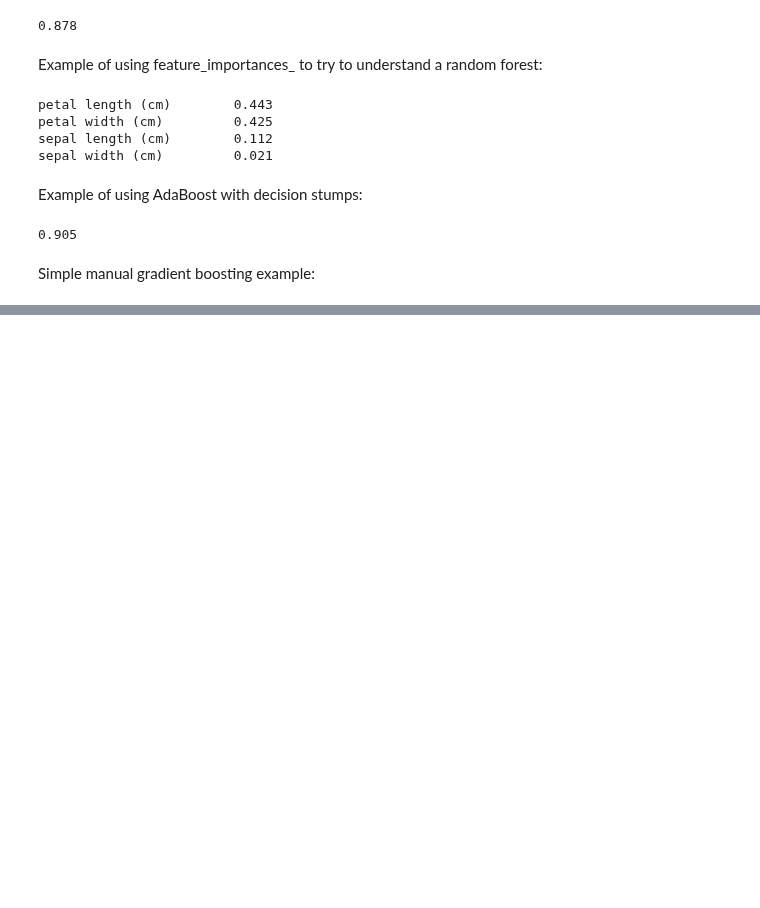
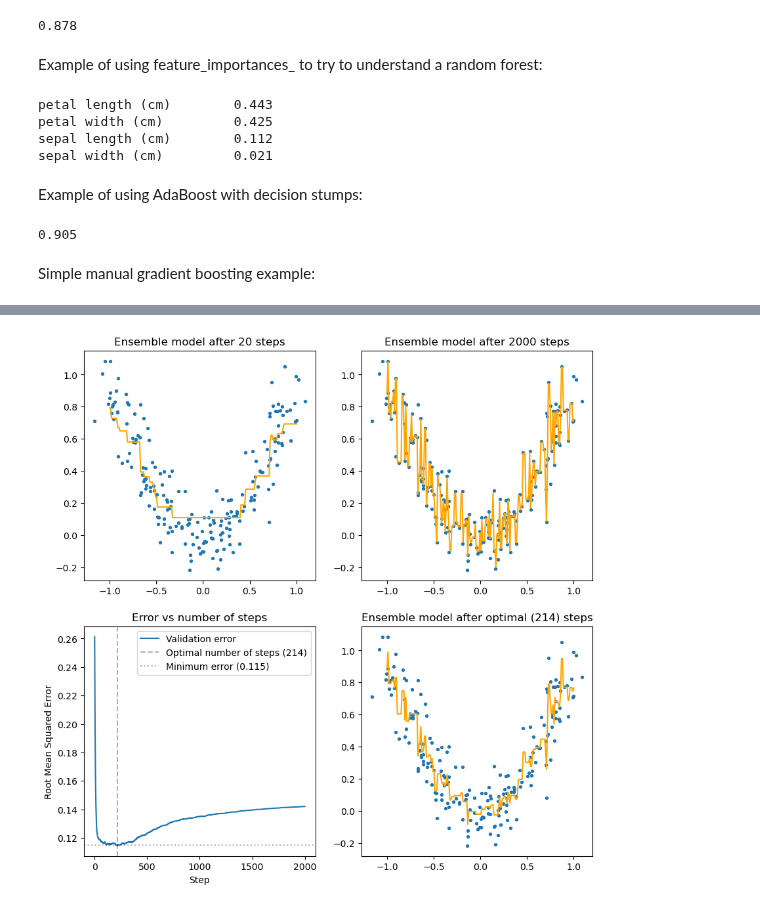
Before and after one commit to kms15/reading_notes, a Jupyter notebook: handsonml2e/handson-ml2-07.ipynb, the cells around one changed output, grey strips where cells are left out. Drawn from its saved outputs; the diff is of its cells as text; code cells hidden in the pictures; blank space fills up the shorter version.

```diff
--- a/handsonml2e/handson-ml2-07.ipynb
+++ b/handsonml2e/handson-ml2-07.ipynb
@@ -152,0 +198,36 @@ accuracy_score(y_pred, y_test)
+# %%
+m = GradientBoostingRegressor(max_depth=2, n_estimators=2000, random_state=42)
+m.fit(quad_X, quad_y)
+rmse = np.array([ np.mean((quad_y_val - y_pred)**2)**0.5 for y_pred in m.staged_predict(quad_X_val) ])
+n_best = np.argmin(rmse) + 1
+# %%
+fig,axs = plt.subplots(2, 2, figsize=(10,10))
+y_plot_staged = list(m.staged_predict(X_plot))
+
+n_example = 20
+axs[0,0].set_title(f"Ensemble model after {n_example} steps")
+axs[0,0].scatter(quad_X[:,0], quad_y, s=8)
+axs[0,0].plot(X_plot[:,0], y_plot_staged[n_example - 1], c='orange')
+
+n_example = len(y_plot_staged)
+axs[0,1].set_title(f"Ensemble model after {n_example} steps")
+axs[0,1].scatter(quad_X[:,0], quad_y, s=8)
+axs[0,1].plot(X_plot[:,0], y_plot_staged[n_example - 1], c='orange')
+
+n_example = n_best
+axs[1,1].set_title(f"Ensemble model after optimal ({n_example}) steps")
+axs[1,1].scatter(quad_X[:,0], quad_y, s=8)
+axs[1,1].plot(X_plot[:,0], y_plot_staged[n_example - 1], c='orange')
+
+axs[1,0].set_title(f"Error vs number of steps")
+axs[1,0].plot(rmse, label="Validation error")
+axs[1,0].axvline(x=n_best, c='black', alpha=0.3, linestyle='dashed',
+                 label=f"Optimal number of steps ({n_best})")
+axs[1,0].axhline(y=rmse[n_best], c='black', alpha=0.3, linestyle='dotted',
+                 label=f"Minimum error ({rmse[n_best]:0.3f})")
+axs[1,0].set_xlabel("Step")
+axs[1,0].set_ylabel("Root Mean Squared Error")
+axs[1,0].legend()
+pass
+# %% [output]
+[figure, added]
```
Also changed, not shown: parts of 8 cells of this notebook.
